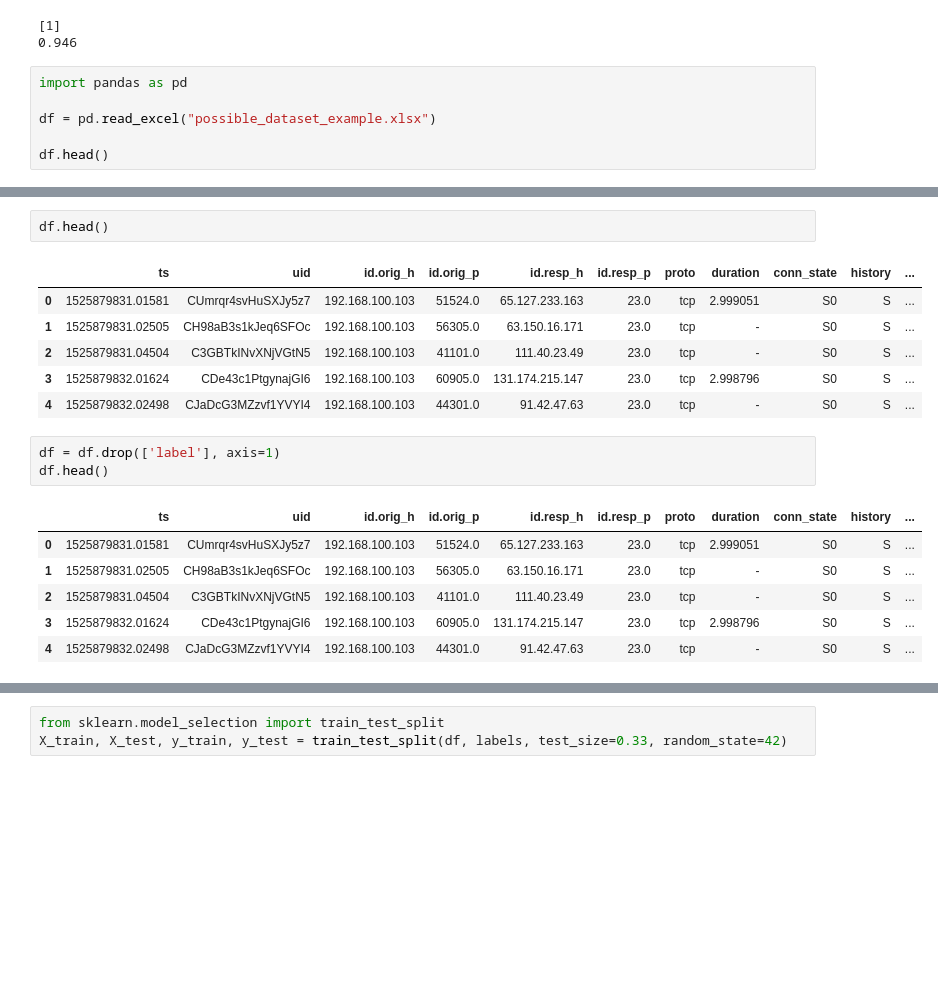
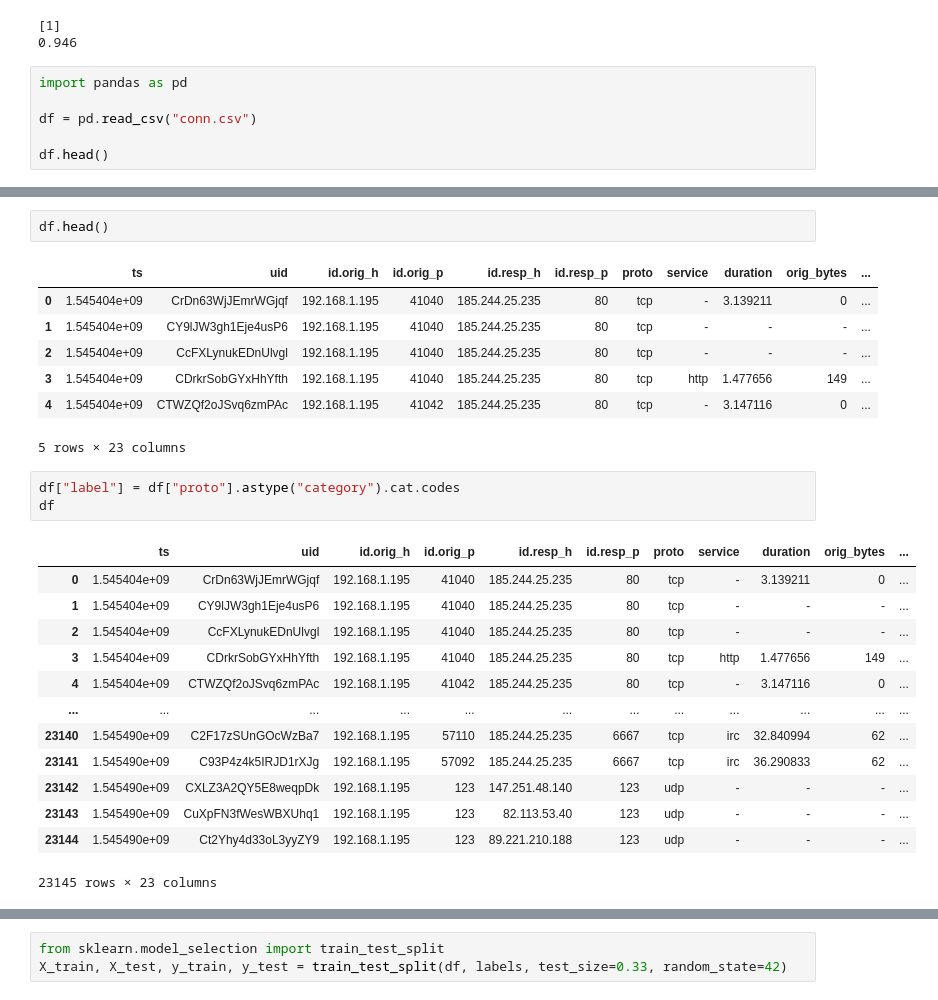
Before and after one commit to abhay-rag/ECE5565-network-traffic-classification, a Jupyter notebook: model.ipynb, the cells around one changed output, grey strips where cells are left out. Saved outputs shown, nothing was run; the diff lists cells and outputs as text; blank space fills up the shorter version.

```diff
--- a/model.ipynb
+++ b/model.ipynb
@@ -23,7 +25,7 @@ print(clf.score(X,y))
 # %%
 import pandas as pd
 
-df = pd.read_excel("possible_dataset_example.xlsx")
+df = pd.read_csv("conn.csv")
 
 df.head()
 # %% [output]
@@ -46,19 +56,27 @@ Name: label, dtype: object
 # %%
 df.head()
 # %% [output]
-|  | ts | uid | id.orig_h | id.orig_p | id.resp_h | id.resp_p | proto | duration | conn_state | history | ... |
-| 0 | 1525879831.01581 | CUmrqr4svHuSXJy5z7 | 192.168.100.103 | 51524.0 | 65.127.233.163 | 23.0 | tcp | 2.999051 | S0 | S | ... |
-| 1 | 1525879831.02505 | CH98aB3s1kJeq6SFOc | 192.168.100.103 | 56305.0 | 63.150.16.171 | 23.0 | tcp | - | S0 | S | ... |
-| 2 | 1525879831.04504 | C3GBTkINvXNjVGtN5 | 192.168.100.103 | 41101.0 | 111.40.23.49 | 23.0 | tcp | - | S0 | S | ... |
-| 3 | 1525879832.01624 | CDe43c1PtgynajGI6 | 192.168.100.103 | 60905.0 | 131.174.215.147 | 23.0 | tcp | 2.998796 | S0 | S | ... |
-| 4 | 1525879832.02498 | CJaDcG3MZzvf1YVYI4 | 192.168.100.103 | 44301.0 | 91.42.47.63 | 23.0 | tcp | - | S0 | S | ... |
+|  | ts | uid | id.orig_h | id.orig_p | id.resp_h | id.resp_p | proto | service | duration | orig_bytes | ... |
+| 0 | 1.545404e+09 | CrDn63WjJEmrWGjqf | 192.168.1.195 | 41040 | 185.244.25.235 | 80 | tcp | - | 3.139211 | 0 | ... |
+| 1 | 1.545404e+09 | CY9lJW3gh1Eje4usP6 | 192.168.1.195 | 41040 | 185.244.25.235 | 80 | tcp | - | - | - | ... |
+| 2 | 1.545404e+09 | CcFXLynukEDnUlvgl | 192.168.1.195 | 41040 | 185.244.25.235 | 80 | tcp | - | - | - | ... |
+| 3 | 1.545404e+09 | CDrkrSobGYxHhYfth | 192.168.1.195 | 41040 | 185.244.25.235 | 80 | tcp | http | 1.477656 | 149 | ... |
+| 4 | 1.545404e+09 | CTWZQf2oJSvq6zmPAc | 192.168.1.195 | 41042 | 185.244.25.235 | 80 | tcp | - | 3.147116 | 0 | ... |
+5 rows × 23 columns
 # %%
-df = df.drop(['label'], axis=1)
-df.head()
+df["label"] = df["proto"].astype("category").cat.codes
+df
 # %% [output]
-|  | ts | uid | id.orig_h | id.orig_p | id.resp_h | id.resp_p | proto | duration | conn_state | history | ... |
-| 0 | 1525879831.01581 | CUmrqr4svHuSXJy5z7 | 192.168.100.103 | 51524.0 | 65.127.233.163 | 23.0 | tcp | 2.999051 | S0 | S | ... |
-| 1 | 1525879831.02505 | CH98aB3s1kJeq6SFOc | 192.168.100.103 | 56305.0 | 63.150.16.171 | 23.0 | tcp | - | S0 | S | ... |
-| 2 | 1525879831.04504 | C3GBTkINvXNjVGtN5 | 192.168.100.103 | 41101.0 | 111.40.23.49 | 23.0 | tcp | - | S0 | S | ... |
-| 3 | 1525879832.01624 | CDe43c1PtgynajGI6 | 192.168.100.103 | 60905.0 | 131.174.215.147 | 23.0 | tcp | 2.998796 | S0 | S | ... |
-| 4 | 1525879832.02498 | CJaDcG3MZzvf1YVYI4 | 192.168.100.103 | 44301.0 | 91.42.47.63 | 23.0 | tcp | - | S0 | S | ... |
+|  | ts | uid | id.orig_h | id.orig_p | id.resp_h | id.resp_p | proto | service | duration | orig_bytes | ... |
+| 0 | 1.545404e+09 | CrDn63WjJEmrWGjqf | 192.168.1.195 | 41040 | 185.244.25.235 | 80 | tcp | - | 3.139211 | 0 | ... |
+| 1 | 1.545404e+09 | CY9lJW3gh1Eje4usP6 | 192.168.1.195 | 41040 | 185.244.25.235 | 80 | tcp | - | - | - | ... |
+| 2 | 1.545404e+09 | CcFXLynukEDnUlvgl | 192.168.1.195 | 41040 | 185.244.25.235 | 80 | tcp | - | - | - | ... |
+| 3 | 1.545404e+09 | CDrkrSobGYxHhYfth | 192.168.1.195 | 41040 | 185.244.25.235 | 80 | tcp | http | 1.477656 | 149 | ... |
+| 4 | 1.545404e+09 | CTWZQf2oJSvq6zmPAc | 192.168.1.195 | 41042 | 185.244.25.235 | 80 | tcp | - | 3.147116 | 0 | ... |
+| ... | ... | ... | ... | ... | ... | ... | ... | ... | ... | ... | ... |
+| 23140 | 1.545490e+09 | C2F17zSUnGOcWzBa7 | 192.168.1.195 | 57110 | 185.244.25.235 | 6667 | tcp | irc | 32.840994 | 62 | ... |
+| 23141 | 1.545490e+09 | C93P4z4k5IRJD1rXJg | 192.168.1.195 | 57092 | 185.244.25.235 | 6667 | tcp | irc | 36.290833 | 62 | ... |
+| 23142 | 1.545490e+09 | CXLZ3A2QY5E8weqpDk | 192.168.1.195 | 123 | 147.251.48.140 | 123 | udp | - | - | - | ... |
+| 23143 | 1.545490e+09 | CuXpFN3fWesWBXUhq1 | 192.168.1.195 | 123 | 82.113.53.40 | 123 | udp | - | - | - | ... |
+| 23144 | 1.545490e+09 | Ct2Yhy4d33oL3yyZY9 | 192.168.1.195 | 123 | 89.221.210.188 | 123 | udp | - | - | - | ... |
+23145 rows × 23 columns
```
Also changed, not shown: parts of 14 cells of this notebook, 1 other file.
